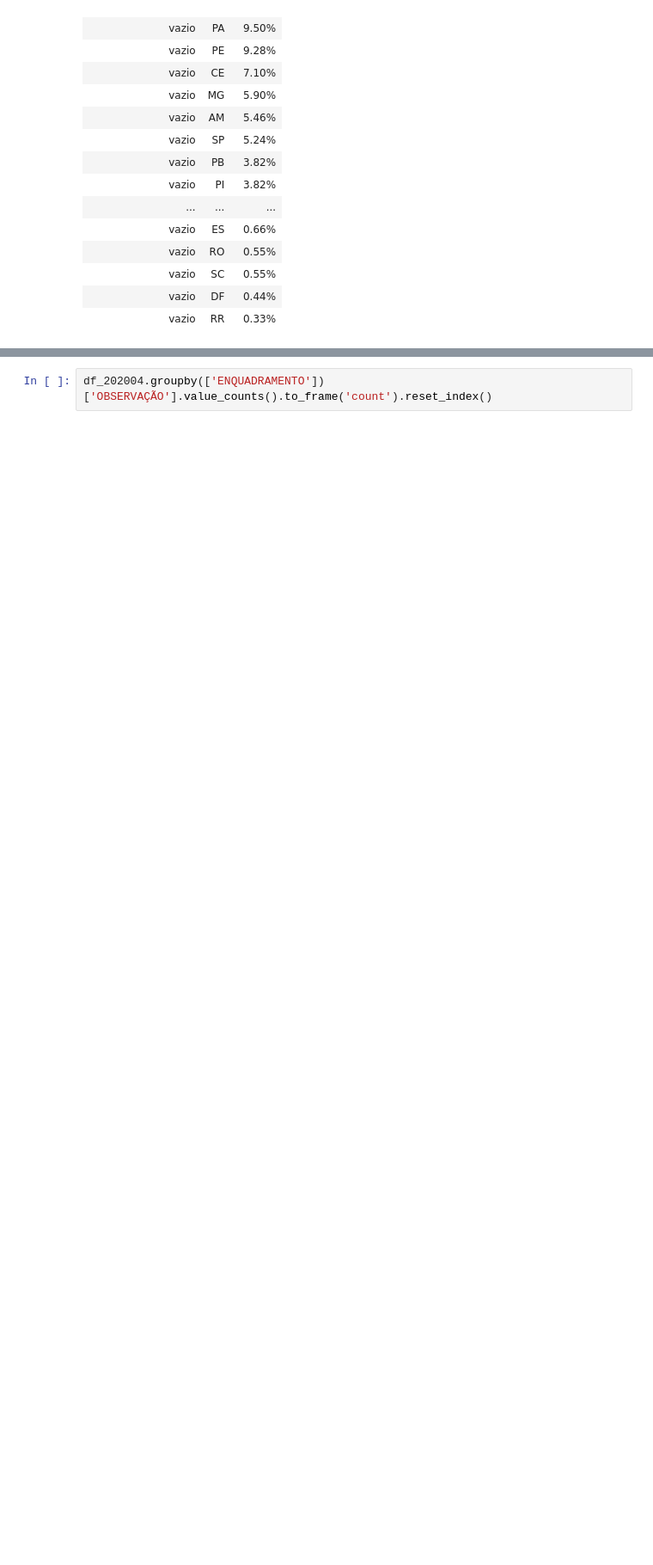
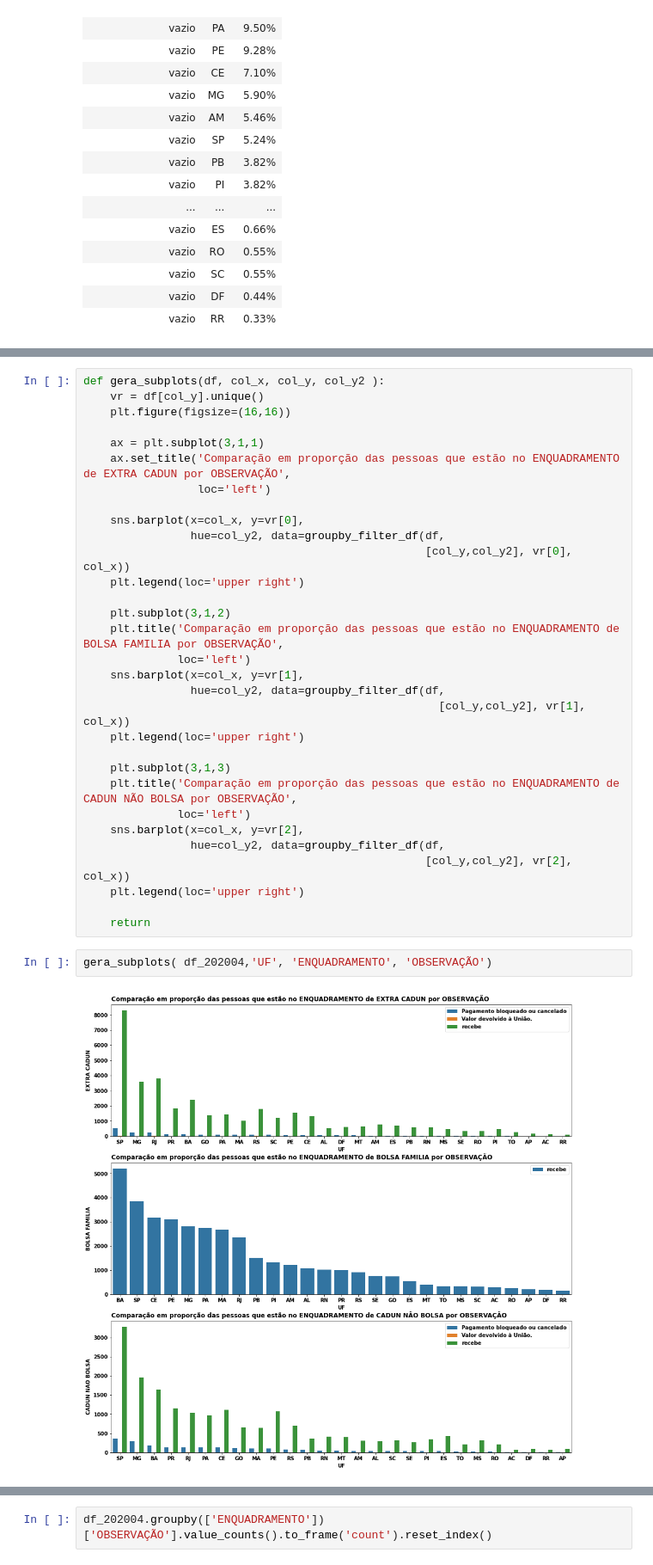
Before and after one commit to leandrofusco/Auxilio_emergencial, a Jupyter notebook: Analise_auxilio_emergencial.ipynb, the cells around one changed output, grey strips where cells are left out. Shown: that part at 86% size. Drawn from its saved outputs; the diff is of its cells as text; blank space fills up the shorter version.

```diff
--- a/Analise_auxilio_emergencial.ipynb
+++ b/Analise_auxilio_emergencial.ipynb
@@ -482,3 +530,38 @@ groupby_filter_percent(df_202004,'OBSERVAÇÃO', 'Valor devolvido à União', 'U
+# %%
+def gera_subplots(df, col_x, col_y, col_y2 ):
+    vr = df[col_y].unique()
+    plt.figure(figsize=(16,16))
+
+    ax = plt.subplot(3,1,1)
+    ax.set_title('Comparação em proporção das pessoas que estão no ENQUADRAMENTO de EXTRA CADUN por OBSERVAÇÃO',
+                 loc='left')
+
+    sns.barplot(x=col_x, y=vr[0],
+                hue=col_y2, data=groupby_filter_df(df,
+                                                   [col_y,col_y2], vr[0], col_x))
+    plt.legend(loc='upper right')
+
+    plt.subplot(3,1,2)
+    plt.title('Comparação em proporção das pessoas que estão no ENQUADRAMENTO de BOLSA FAMILIA por OBSERVAÇÃO',
+              loc='left')
+    sns.barplot(x=col_x, y=vr[1],
+                hue=col_y2, data=groupby_filter_df(df,
+                                                     [col_y,col_y2], vr[1], col_x))
+    plt.legend(loc='upper right')
+
+    plt.subplot(3,1,3)
+    plt.title('Comparação em proporção das pessoas que estão no ENQUADRAMENTO de CADUN NÃO BOLSA por OBSERVAÇÃO',
+              loc='left')
+    sns.barplot(x=col_x, y=vr[2],
+                hue=col_y2, data=groupby_filter_df(df,
+                                                   [col_y,col_y2], vr[2], col_x))
+    plt.legend(loc='upper right')
+
+    return
+# %%
+gera_subplots( df_202004,'UF', 'ENQUADRAMENTO', 'OBSERVAÇÃO')
+# %% [output]
+[figure, added]
 # %%
 # Analisando Váriáveis repetiddas
 df_202004.groupby([
```
Also changed, not shown: parts of 62 cells of this notebook.
